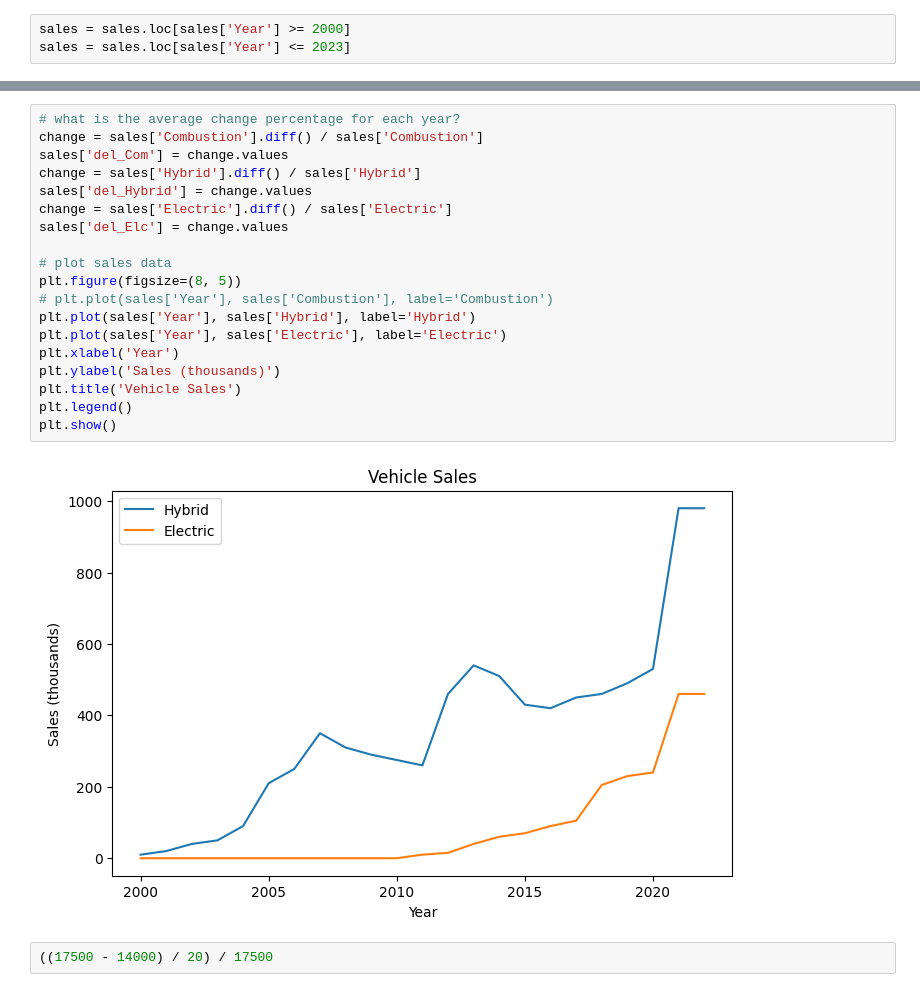
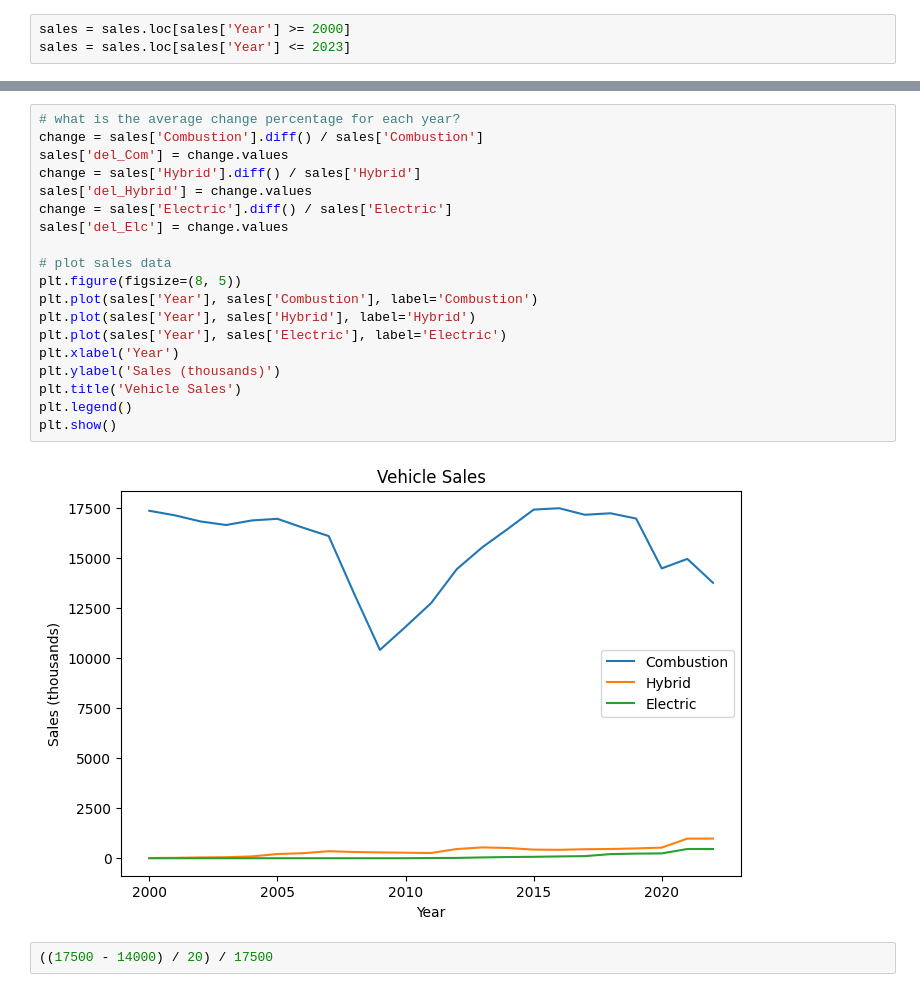
Before and after one commit to binDebug3/EVAdoption, a Jupyter notebook: verification.ipynb, the cells around one changed output, grey strips where cells are left out. Saved outputs shown, nothing was run; the diff lists cells and outputs as text.

```diff
--- a/verification.ipynb
+++ b/verification.ipynb
@@ -26,24 +26,24 @@ sales.head()
 # %%
 # what is the average change percentage for each year?
 change = sales['Combustion'].diff() / sales['Combustion']
 sales['del_Com'] = change.values
 change = sales['Hybrid'].diff() / sales['Hybrid']
 sales['del_Hybrid'] = change.values
 change = sales['Electric'].diff() / sales['Electric']
 sales['del_Elc'] = change.values
 
 # plot sales data
 plt.figure(figsize=(8, 5))
-# plt.plot(sales['Year'], sales['Combustion'], label='Combustion')
+plt.plot(sales['Year'], sales['Combustion'], label='Combustion')
 plt.plot(sales['Year'], sales['Hybrid'], label='Hybrid')
 plt.plot(sales['Year'], sales['Electric'], label='Electric')
 plt.xlabel('Year')
 plt.ylabel('Sales (thousands)')
 plt.title('Vehicle Sales')
 plt.legend()
 plt.show()
 # %% [output]
-[figure, old version]
+[figure, new version]
 # %%
 ((17500 - 14000) / 20) / 17500
 # %% [output]
```
Also changed, not shown: parts of 1 cell of this notebook, 1 other file.
